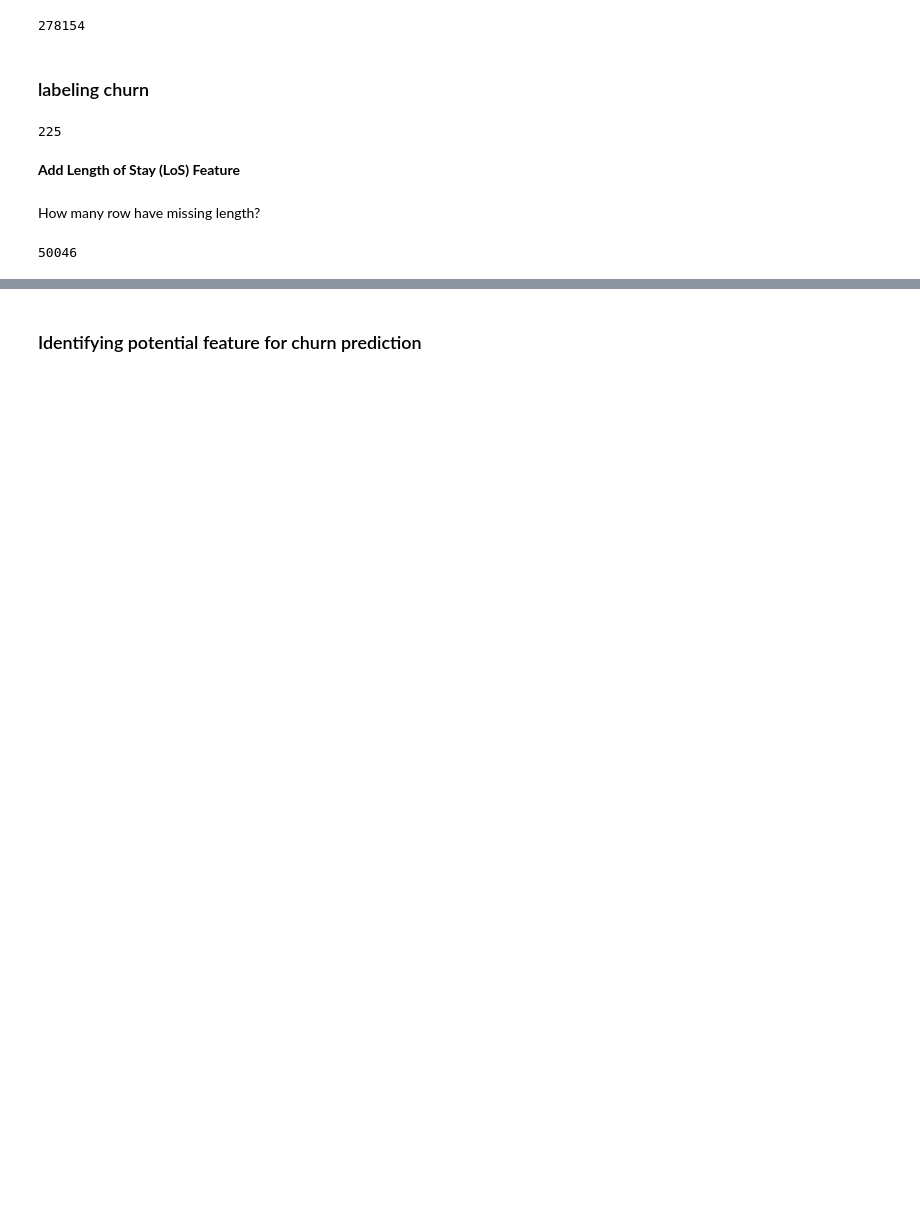
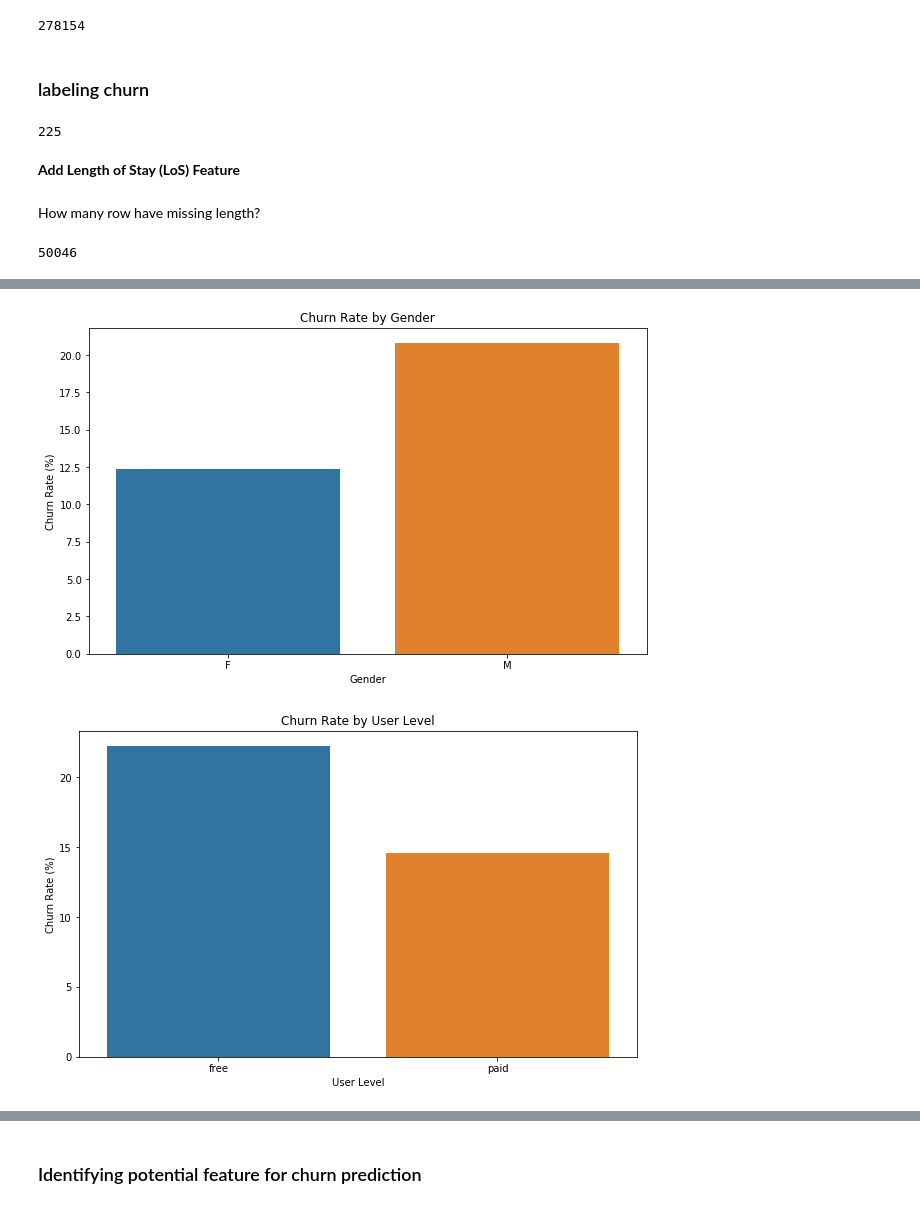
Before and after one commit to wsr13990/Sparkify, a Jupyter notebook: Sparkify.ipynb, the cells around one changed output, grey strips where cells are left out. Saved outputs shown, nothing was run; the diff lists cells and outputs as text; code cells hidden in the pictures; blank space fills up the shorter version.

```diff
--- a/Sparkify.ipynb
+++ b/Sparkify.ipynb
@@ -178,0 +294,75 @@ df_exploration = (
+# %%
+import pyspark.sql.functions as F
+import matplotlib.pyplot as plt
+import seaborn as sns
+
+# Calculate churn rate by gender
+gender_churn_rate = df_exploration.groupBy("gender").agg(
+    (F.sum("is_churn") / F.count("userId") * 100).alias("churn_rate")
+).orderBy(f.col("gender").asc())
+
+# Calculate churn rate by user level
+level_churn_rate = df_exploration.groupBy("level").agg(
+    (F.sum("is_churn") / F.count("userId") * 100).alias("churn_rate")
+).orderBy(f.col("level").asc())
+
+# Calculate churn rate by Length of Stay (LoS)
+los_churn_rate = df_exploration.groupBy("los_flag").agg(
+    (F.sum("is_churn") / F.count("userId") * 100).alias("churn_rate")
+).orderBy(f.col("los_flag").asc())
+
+# Calculate churn rate by Item in Session
+itemInSession_churn_rate = df_exploration.groupBy("itemInSession_flag").agg(
+    (F.sum("is_churn") / F.count("userId") * 100).alias("churn_rate")
+).orderBy(f.col("itemInSession_flag").asc())
+
+# Calculate churn rate by Length of Song
+length_churn_rate = df_exploration.groupBy("length_flag").agg(
+    (F.sum("is_churn") / F.count("userId") * 100).alias("churn_rate")
+).orderBy(f.col("length_flag").asc())
+
+# Visualize churn rate by gender
+plt.figure(figsize=(10, 6))
+sns.barplot(data=gender_churn_rate.toPandas(), x='gender', y='churn_rate')
+plt.title('Churn Rate by Gender')
+plt.xlabel('Gender')
+plt.ylabel('Churn Rate (%)')
+plt.show()
+
+# Visualize churn rate by user level
+plt.figure(figsize=(10, 6))
+sns.barplot(data=level_churn_rate.toPandas(), x='level', y='churn_rate')
+plt.title('Churn Rate by User Level')
+plt.xlabel('User Level')
+plt.ylabel('Churn Rate (%)')
+plt.show()
+
+# Visualize churn rate by Length of Stay (LoS)
+plt.figure(figsize=(12, 8))
+sns.barplot(data=los_churn_rate.toPandas(), x='los_flag', y='churn_rate')
+plt.title('Churn Rate by Length of Stay (LoS)')
+plt.xlabel('Length of Stay')
+plt.ylabel('Churn Rate (%)')
+plt.xticks(rotation=45)
+plt.show()
+
+# Visualize churn rate by Item in Session
+plt.figure(figsize=(12, 8))
+sns.barplot(data=itemInSession_churn_rate.toPandas(), x='itemInSession_flag', y='churn_rate')
+plt.title('Churn Rate by Item in Session')
+plt.xlabel('Item in Session')
+plt.ylabel('Churn Rate (%)')
+plt.xticks(rotation=45)
+plt.show()
+
+# Visualize churn rate by Length of Song
+plt.figure(figsize=(12, 8))
+sns.barplot(data=length_churn_rate.toPandas(), x='length_flag', y='churn_rate')
+plt.title('Churn Rate by Length of Song')
+plt.xlabel('Length of Song')
+plt.ylabel('Churn Rate (%)')
+plt.xticks(rotation=45)
+plt.show()
+# %% [output]
+[figure, added]
+[figure, added]
```
Also changed, not shown: parts of 20 cells of this notebook, 1 other file.
